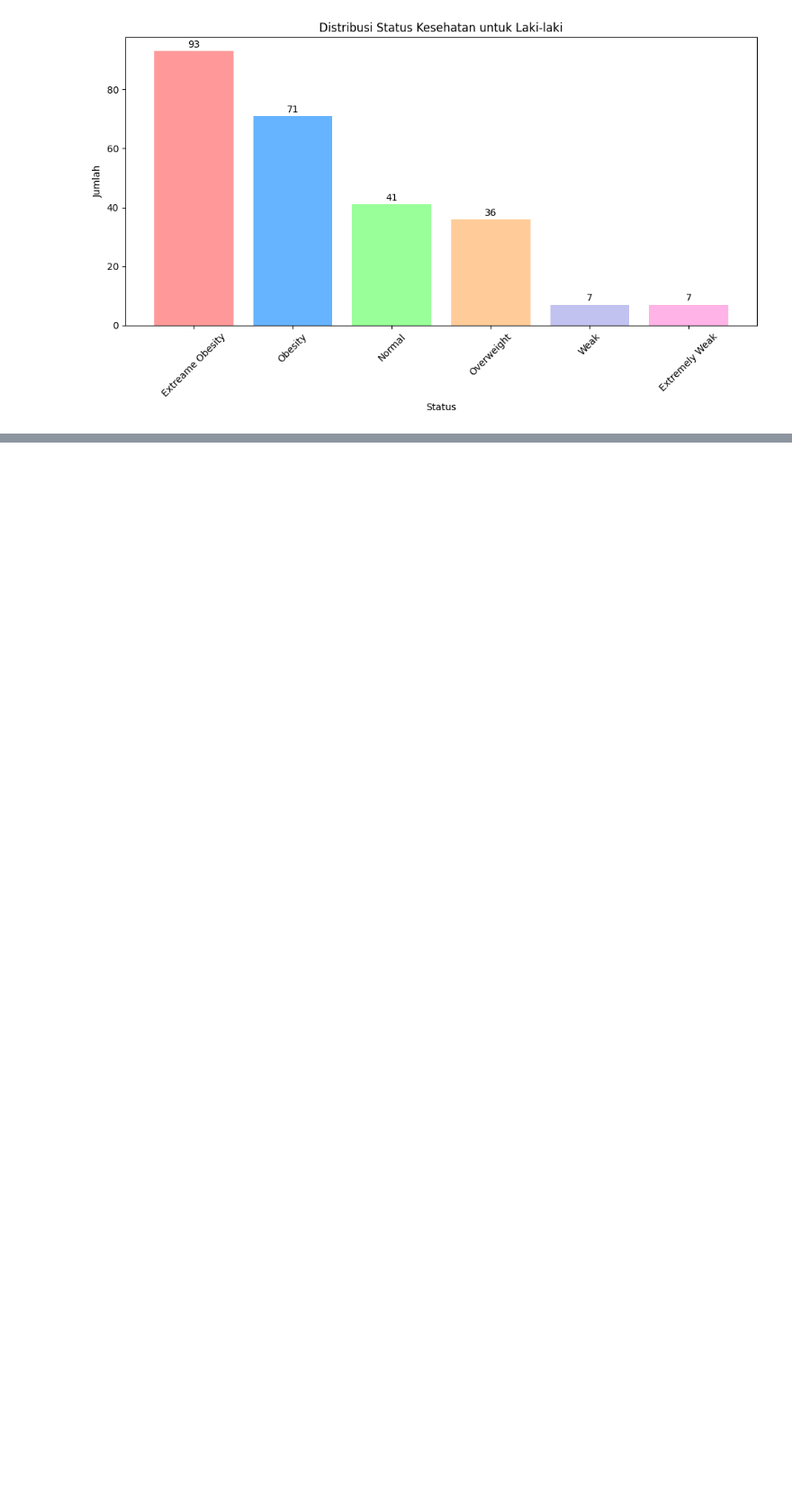
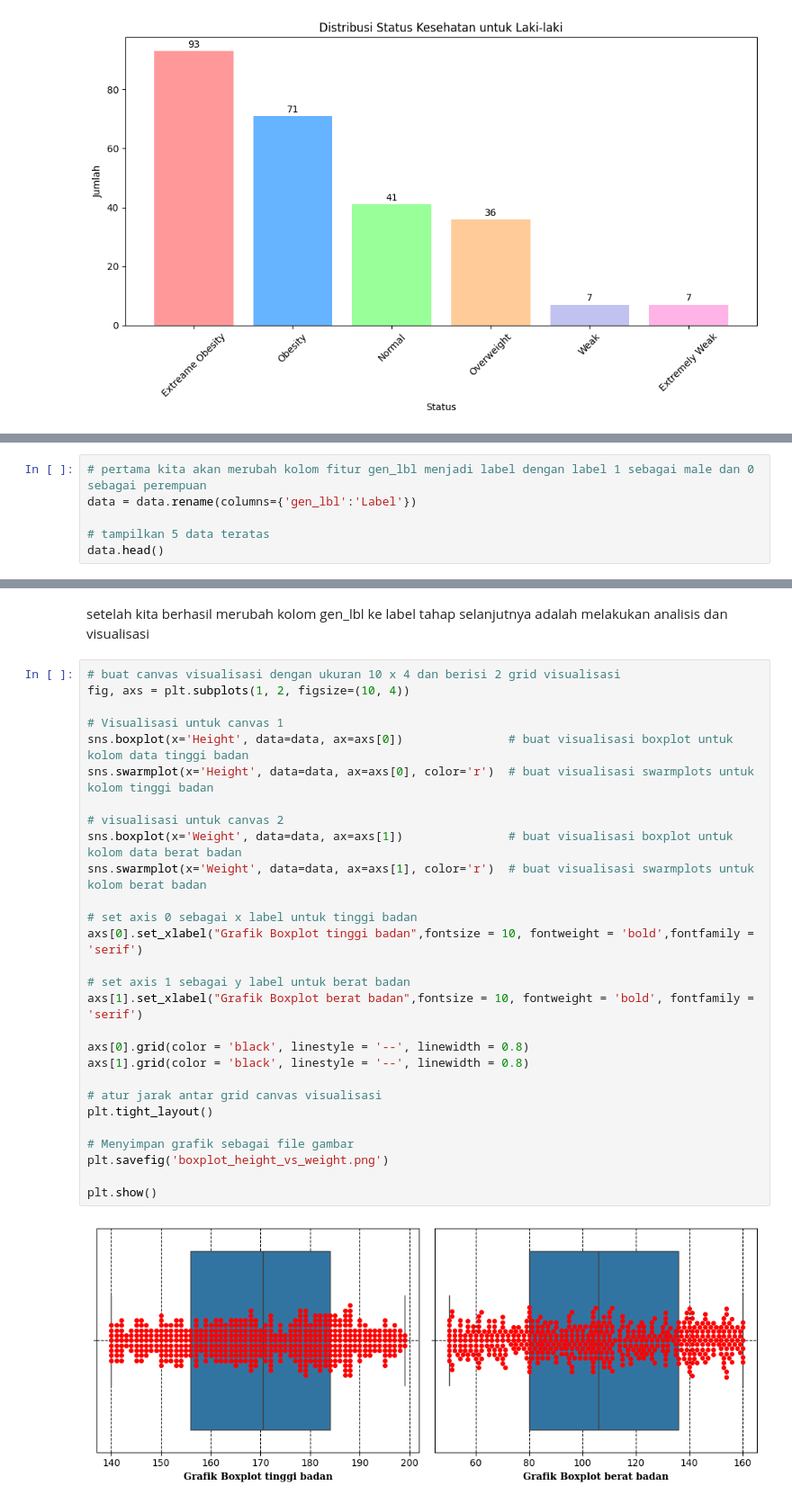
Before and after one commit to BlackBox-Ops/ML-BMI-Predict-, a Jupyter notebook: Notebook/exploratory_analysis.ipynb, the cells around one changed output, grey strips where cells are left out. Shown at 90% size. Drawn from its saved outputs; the diff is of its cells as text; blank space fills up the shorter version.

Commit message:
melakukan revisi  terakhir

```diff
--- a/Notebook/exploratory_analysis.ipynb
+++ b/Notebook/exploratory_analysis.ipynb
@@ -403,0 +477,6 @@ plt.show()
+# %%
+# pertama kita akan merubah kolom fitur gen_lbl menjadi label dengan label 1 sebagai male dan 0 sebagai perempuan
+data = data.rename(columns={'gen_lbl':'Label'})
+
+# tampilkan 5 data teratas
+data.head()
@@ -403,0 +490,32 @@ plt.show()
+# %% [markdown]
+setelah kita berhasil merubah kolom gen_lbl ke label tahap selanjutnya adalah melakukan analisis dan visualisasi
+# %%
+# buat canvas visualisasi dengan ukuran 10 x 4 dan berisi 2 grid visualisasi
+fig, axs = plt.subplots(1, 2, figsize=(10, 4))
+
+# Visualisasi untuk canvas 1
+sns.boxplot(x='Height', data=data, ax=axs[0])               # buat visualisasi boxplot untuk kolom data tinggi badan
+sns.swarmplot(x='Height', data=data, ax=axs[0], color='r')  # buat visualisasi swarmplots untuk kolom tinggi badan
+
+# visualisasi untuk canvas 2
+sns.boxplot(x='Weight', data=data, ax=axs[1])               # buat visualisasi boxplot untuk kolom data berat badan
+sns.swarmplot(x='Weight', data=data, ax=axs[1], color='r')  # buat visualisasi swarmplots untuk kolom berat badan
+
+# set axis 0 sebagai x label untuk tinggi badan
+axs[0].set_xlabel("Grafik Boxplot tinggi badan",fontsize = 10, fontweight = 'bold',fontfamily = 'serif')
+
+# set axis 1 sebagai y label untuk berat badan
+axs[1].set_xlabel("Grafik Boxplot berat badan",fontsize = 10, fontweight = 'bold', fontfamily = 'serif')
+
+axs[0].grid(color = 'black', linestyle = '--', linewidth = 0.8)
+axs[1].grid(color = 'black', linestyle = '--', linewidth = 0.8)
+
+# atur jarak antar grid canvas visualisasi
+plt.tight_layout()
+
+# Menyimpan grafik sebagai file gambar
+plt.savefig('boxplot_height_vs_weight.png')
+
+plt.show()
+# %% [output]
+[figure, added]
```
Also changed, not shown: parts of 8 cells of this notebook, 4 other files.
